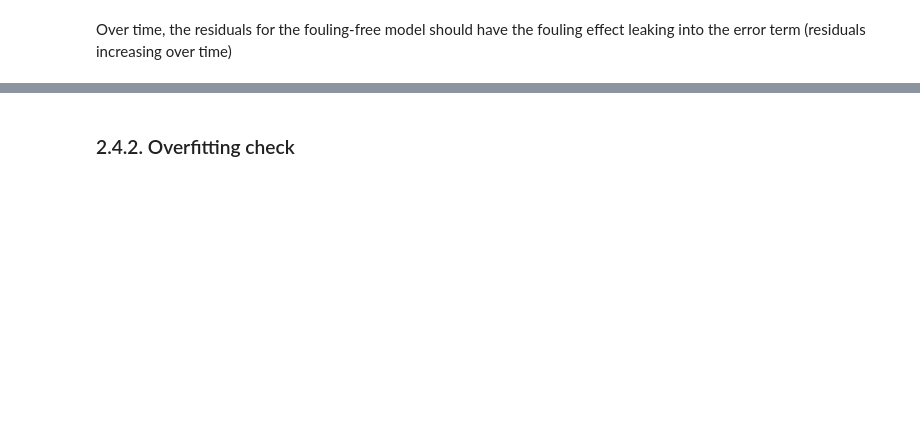
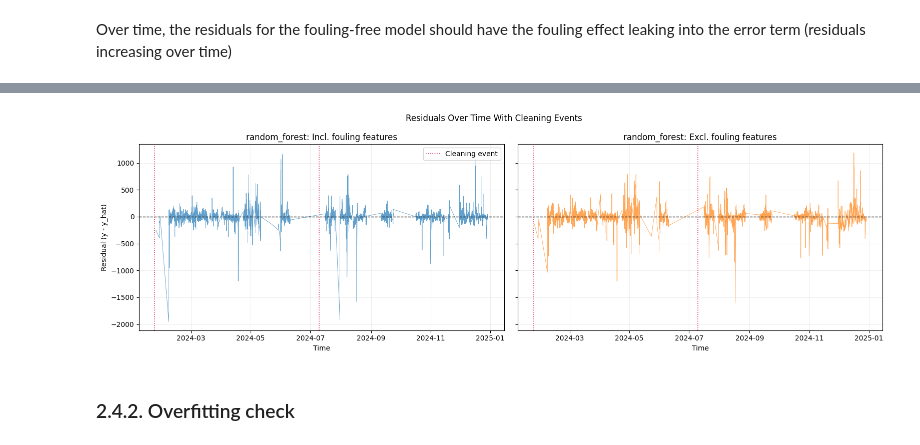
Before and after one commit to AugustBjerg/Master-s-thesis, a Jupyter notebook: code/modelling/notebooks/evaluation.ipynb, the cells around one changed output, grey strips where cells are left out. Saved outputs shown, nothing was run; the diff lists cells and outputs as text; code cells hidden in the pictures; blank space fills up the shorter version.

```diff
--- a/code/modelling/notebooks/evaluation.ipynb
+++ b/code/modelling/notebooks/evaluation.ipynb
@@ -238,3 +349,15 @@ Over time, the residuals for the fouling-free model should have the fouling effe
+# %%
+residual_df = plot_residuals_with_cleaning_events(
+    model_pipelines_incl_foul["random_forest"],
+    model_pipelines_excl_foul["random_forest"],
+    X_test,
+    y_test,
+    timestamps=test_timestamps,
+    cleaning_dates=cleaning_events,
+    model_name="random_forest",
+)
+# %% [output]
+[figure, added]
 # %% [markdown]
 ### 2.4.2. Overfitting check
 # %%
```
Also changed, not shown: parts of 22 cells of this notebook, 1 other file.
